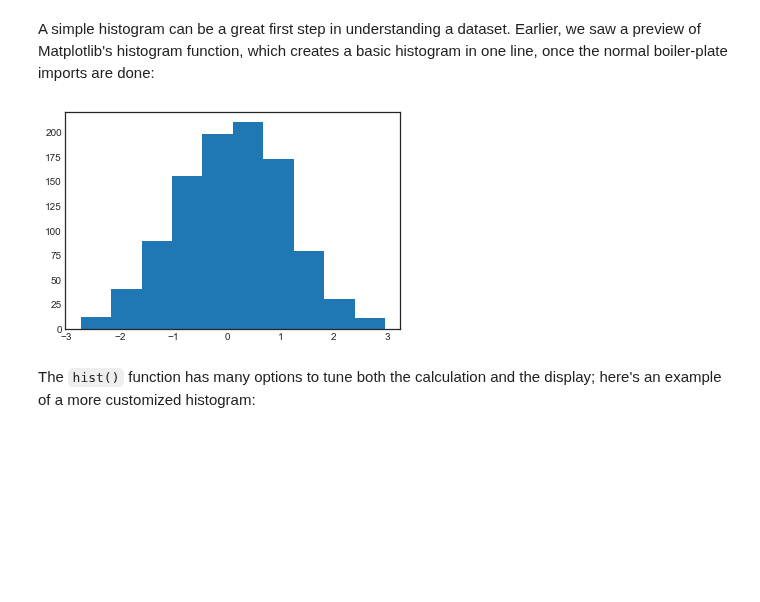
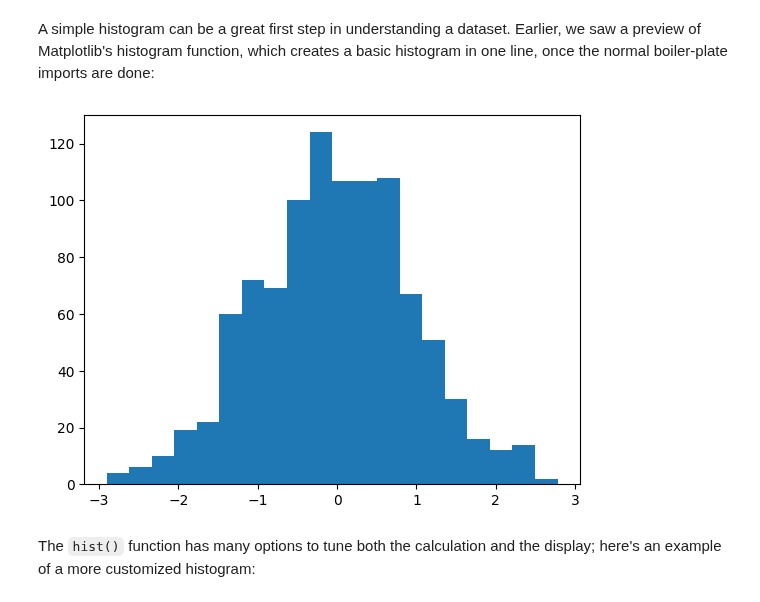
Before and after one commit to JLGOrtega/repo-clase-dsvlcsep24, a Jupyter notebook: 2-Data_Analysis/4-Visualización/1-Matplotlib/5-Histograms and density.ipynb, the cells around one changed output. Cells and saved outputs as stored; diff of their text form; code cells hidden in the pictures; blank space fills up the shorter version.

```diff
--- a/2-Data_Analysis/4-Visualización/1-Matplotlib/5-Histograms and density.ipynb
+++ b/2-Data_Analysis/4-Visualización/1-Matplotlib/5-Histograms and density.ipynb
@@ -7,13 +7,13 @@ Earlier, we saw a preview of Matplotlib's histogram function, which creates a ba
 %matplotlib inline
 import numpy as np
 import matplotlib.pyplot as plt
-plt.style.use('seaborn-white')
+# plt.style.use('seaborn-white')
 
 data = np.random.randn(1000)
 # %%
-plt.hist(data);
+plt.hist(data, bins=20);
 # %% [output]
-[figure, old version]
+[figure, new version]
 # %% [markdown]
 The ``hist()`` function has many options to tune both the calculation and the display;
 here's an example of a more customized histogram:
```
Also changed, not shown: parts of 1 cell of this notebook, 3 other files.
